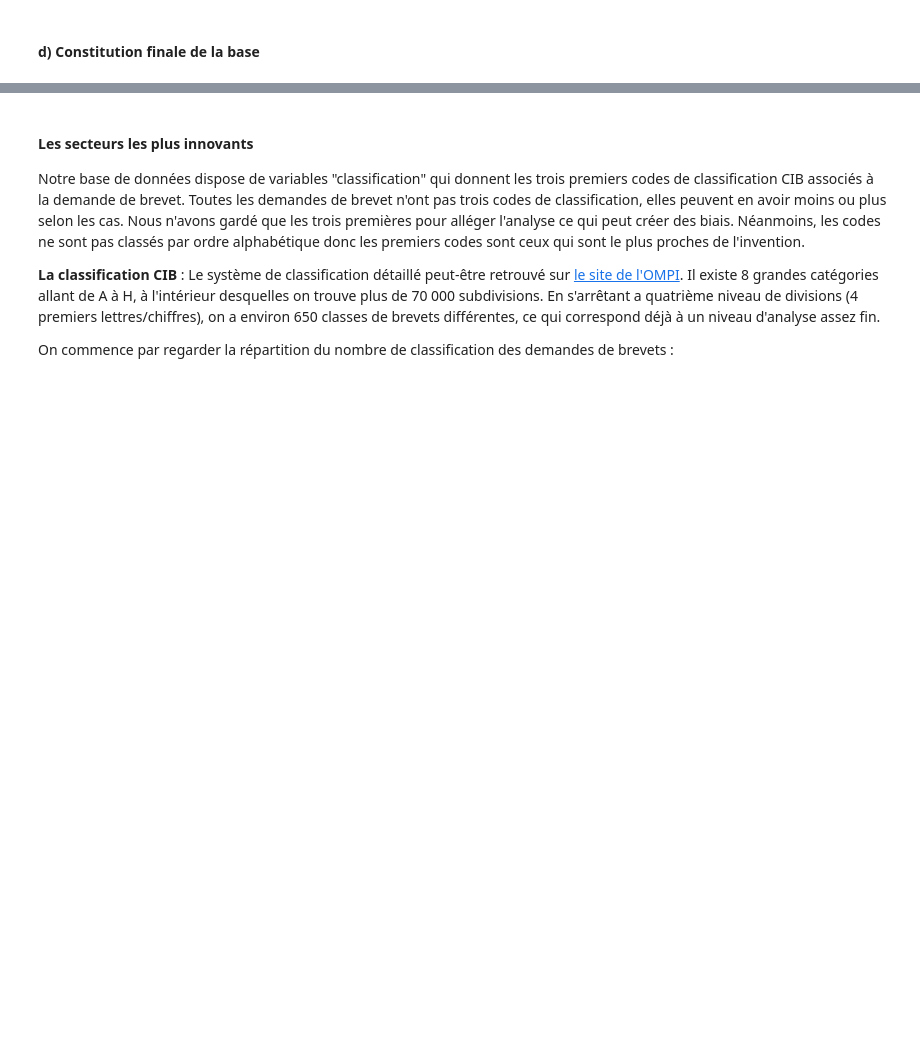
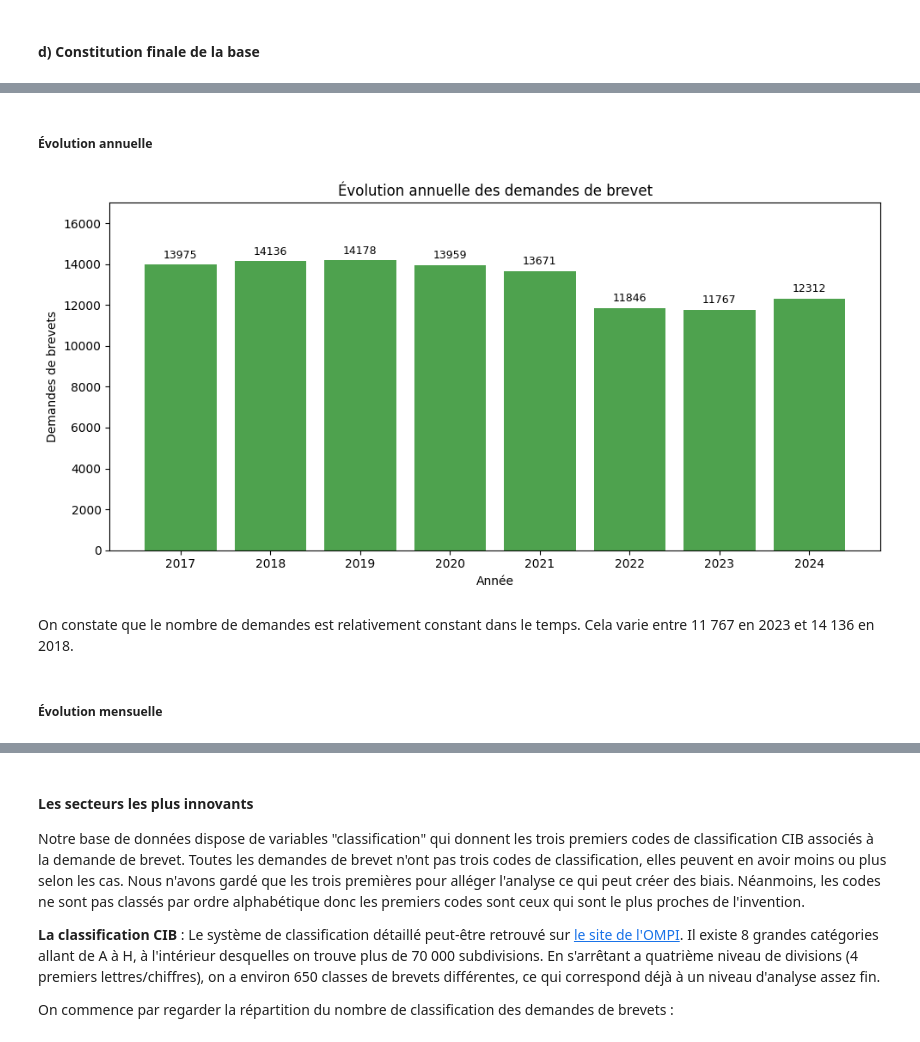
Before and after one commit to IrisLaf/Depots-de-brevets-et-marches-financiers, a Jupyter notebook: Main.ipynb, the cells around one changed output, grey strips where cells are left out. Cells and saved outputs as stored; diff of their text form; code cells hidden in the pictures; blank space fills up the shorter version.

Commit message:
Suite stats desc temps + inventeurs

```diff
--- a/Main.ipynb
+++ b/Main.ipynb
@@ -556,6 +628,7 @@ data_brevets_finale = data_brevets_clean3.drop(columns = ["kind", "date-search-c
 
 data_brevets_finale.drop(columns = data_brevets_finale.filter(regex="^citation").columns, inplace=True)
 data_brevets_finale.drop(columns = data_brevets_finale.filter(regex="^application").columns, inplace=True)
+data_brevets_finale.drop(columns = data_brevets_finale.filter(regex="^(agent|owner)").columns, inplace=True)
 
 data_brevets_finale.head(5)
 # %% [output]
@@ -606,0 +678,9 @@ data_brevets_light.head(5)
+# %%
+evolution_brevets = (
+    data_brevets_light
+    .groupby("publication_date")
+    .size()
+    .rename("nb_brevets")
+    .reset_index()
+)
+evolution_brevets
@@ -606,0 +701,49 @@ data_brevets_light.head(5)
+# %% [markdown]
+##### **Évolution annuelle**
+# %%
+# Extraire l'année
+evolution_brevets["year"] = evolution_brevets["publication_date"].dt.year
+
+brevets_annuels = (
+    evolution_brevets
+    .groupby("year")["nb_brevets"]
+    .sum()
+    .reset_index()
+)
+# %%
+# Figure
+plt.figure(figsize=(10, 5))
+
+bars = plt.bar(
+    brevets_annuels["year"].astype(str),
+    brevets_annuels["nb_brevets"],
+    color="forestgreen",
+    alpha=0.8
+)
+
+plt.title("Évolution annuelle des demandes de brevet")
+plt.xlabel("Année")
+plt.ylabel("Demandes de brevets")
+
+plt.ylim(0, 17000)
+
+for bar in bars:
+    height = bar.get_height()
+    plt.text(
+        bar.get_x() + bar.get_width() / 2,
+        height + 200,
+        f"{int(height)}",
+        ha="center",
+        va="bottom",
+        fontsize=9
+    )
+
+
+plt.tight_layout()
+plt.show()
+# %% [output]
+[figure, added]
+# %% [markdown]
+On constate que le nombre de demandes est relativement constant dans le temps. Cela varie entre 11 767 en 2023 et 14 136 en 2018.
+# %% [markdown]
+##### **Évolution mensuelle**
```
Also changed, not shown: parts of 30 cells of this notebook.
